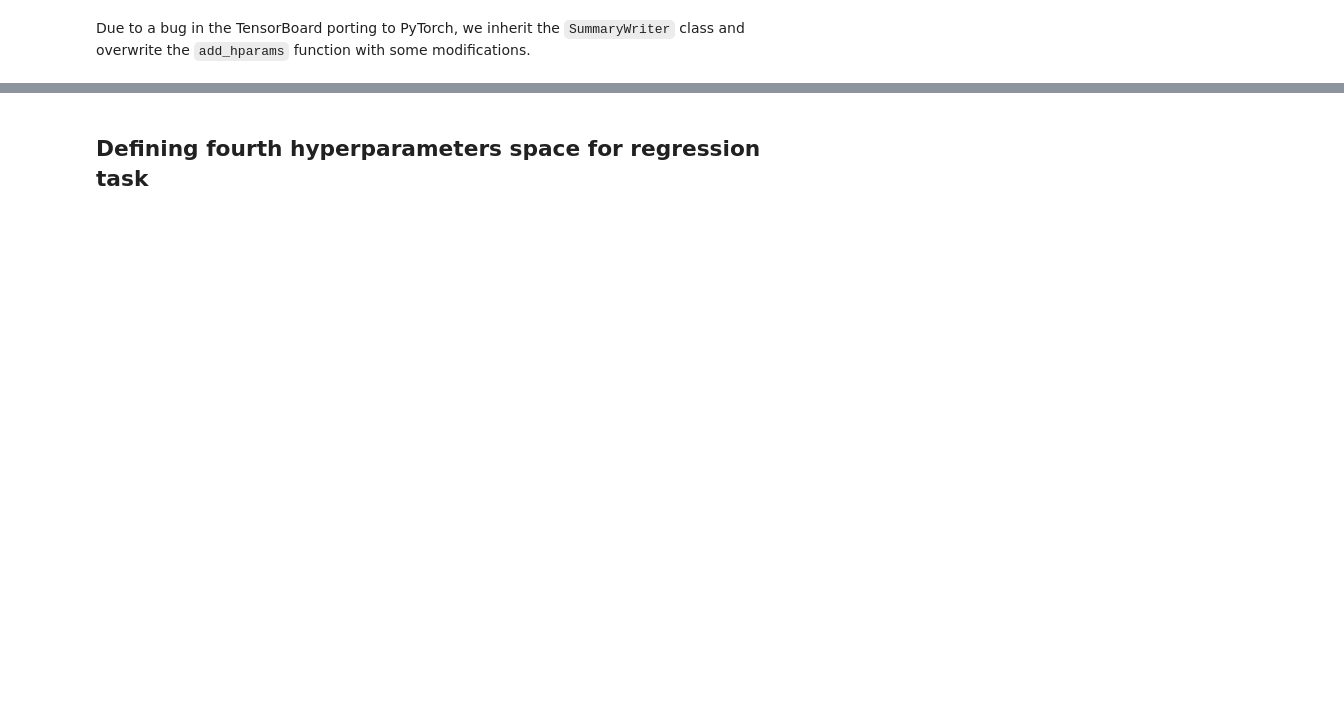
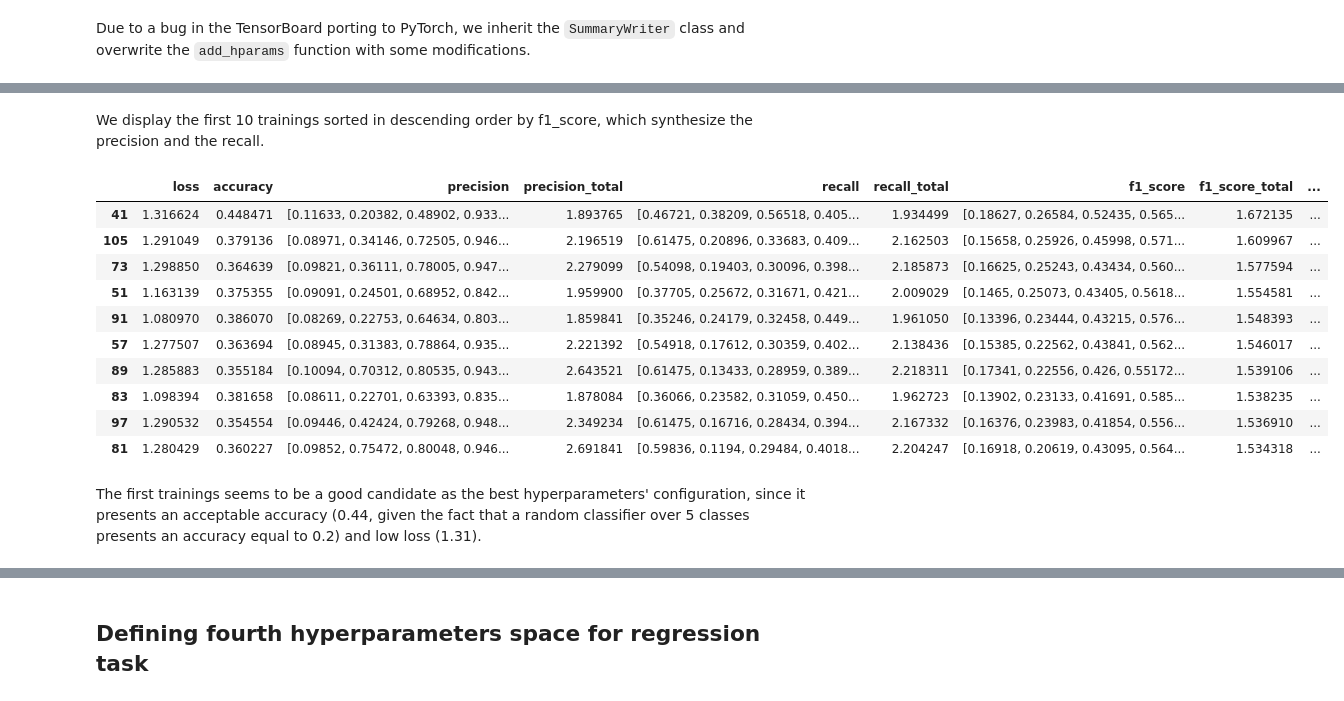
Before and after one commit to MickPerl/DataAnalyticsProject, a Jupyter notebook: NN.ipynb, the cells around one changed output, grey strips where cells are left out. Cells and saved outputs as stored; diff of their text form; code cells hidden in the pictures; blank space fills up the shorter version.

```diff
--- a/NN.ipynb
+++ b/NN.ipynb
@@ -561,0 +632,18 @@ results_second_ft = pd.read_csv("tuning_hyperparams/results_second_ft.csv")
+# %% [markdown]
+We display the first 10 trainings sorted in descending order by f1_score, which synthesize the precision and the recall.
+# %%
+results_second_ft.sort_values(by=['f1_score_total'], ascending=False).iloc[:10, -9:]
+# %% [output]
+|  | loss | accuracy | precision | precision_total | recall | recall_total | f1_score | f1_score_total | ... |
+| 41 | 1.316624 | 0.448471 | [0.11633, 0.20382, 0.48902, 0.933... | 1.893765 | [0.46721, 0.38209, 0.56518, 0.405... | 1.934499 | [0.18627, 0.26584, 0.52435, 0.565... | 1.672135 | ... |
+| 105 | 1.291049 | 0.379136 | [0.08971, 0.34146, 0.72505, 0.946... | 2.196519 | [0.61475, 0.20896, 0.33683, 0.409... | 2.162503 | [0.15658, 0.25926, 0.45998, 0.571... | 1.609967 | ... |
+| 73 | 1.298850 | 0.364639 | [0.09821, 0.36111, 0.78005, 0.947... | 2.279099 | [0.54098, 0.19403, 0.30096, 0.398... | 2.185873 | [0.16625, 0.25243, 0.43434, 0.560... | 1.577594 | ... |
+| 51 | 1.163139 | 0.375355 | [0.09091, 0.24501, 0.68952, 0.842... | 1.959900 | [0.37705, 0.25672, 0.31671, 0.421... | 2.009029 | [0.1465, 0.25073, 0.43405, 0.5618... | 1.554581 | ... |
+| 91 | 1.080970 | 0.386070 | [0.08269, 0.22753, 0.64634, 0.803... | 1.859841 | [0.35246, 0.24179, 0.32458, 0.449... | 1.961050 | [0.13396, 0.23444, 0.43215, 0.576... | 1.548393 | ... |
+| 57 | 1.277507 | 0.363694 | [0.08945, 0.31383, 0.78864, 0.935... | 2.221392 | [0.54918, 0.17612, 0.30359, 0.402... | 2.138436 | [0.15385, 0.22562, 0.43841, 0.562... | 1.546017 | ... |
+| 89 | 1.285883 | 0.355184 | [0.10094, 0.70312, 0.80535, 0.943... | 2.643521 | [0.61475, 0.13433, 0.28959, 0.389... | 2.218311 | [0.17341, 0.22556, 0.426, 0.55172... | 1.539106 | ... |
+| 83 | 1.098394 | 0.381658 | [0.08611, 0.22701, 0.63393, 0.835... | 1.878084 | [0.36066, 0.23582, 0.31059, 0.450... | 1.962723 | [0.13902, 0.23133, 0.41691, 0.585... | 1.538235 | ... |
+| 97 | 1.290532 | 0.354554 | [0.09446, 0.42424, 0.79268, 0.948... | 2.349234 | [0.61475, 0.16716, 0.28434, 0.394... | 2.167332 | [0.16376, 0.23983, 0.41854, 0.556... | 1.536910 | ... |
+| 81 | 1.280429 | 0.360227 | [0.09852, 0.75472, 0.80048, 0.946... | 2.691841 | [0.59836, 0.1194, 0.29484, 0.4018... | 2.204247 | [0.16918, 0.20619, 0.43095, 0.564... | 1.534318 | ... |
+# %% [markdown]
+The first trainings seems to be a good candidate as the best hyperparameters' configuration, since it presents an acceptable accuracy (0.44, given the fact that a random classifier over 5 classes presents an accuracy equal to 0.2) and low loss (1.31).
```
Also changed, not shown: parts of 78 cells of this notebook, 12 other files.
